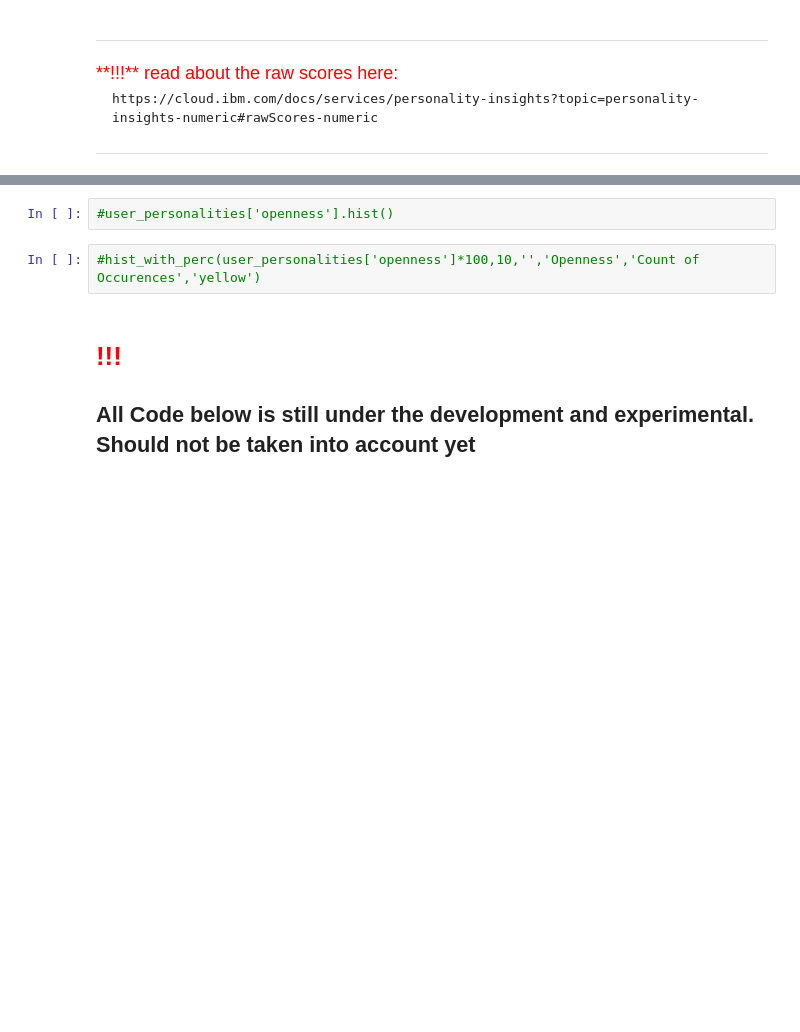
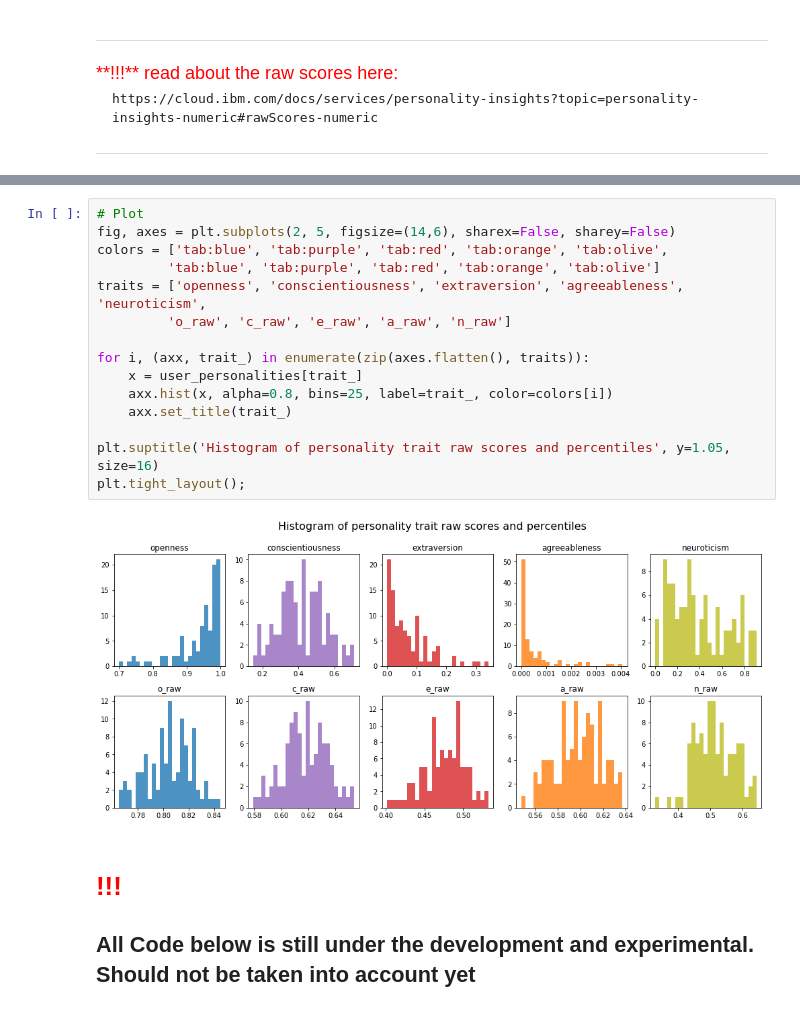
Before and after one commit to gogoladzetedo/Personalities_In_Agile, a Jupyter notebook: Analysis.ipynb, the cells around one changed output, grey strips where cells are left out. Drawn from its saved outputs; the diff is of its cells as text; blank space fills up the shorter version.

Commit message:
added personality traits histograms

```diff
--- a/Analysis.ipynb
+++ b/Analysis.ipynb
@@ -763,10 +760,23 @@ user_personalities.head()
 | 0 | david_geary | d.geary@sophiasearch.com | 0.965 | 0.807 | True | 0.555 | 0.634 | True | 0.310 | ... |
 | 0 | dturanski | dturanski@gopivotal.com | 0.963 | 0.806 | True | 0.483 | 0.626 | True | 0.097 | ... |
 | 0 | sabby | sanandan@pivotal.io | 0.823 | 0.778 | True | 0.349 | 0.610 | True | 0.096 | ... |
-# %%
-#user_personalities['openness'].hist()
-# %%
-#hist_with_perc(user_personalities['openness']*100,10,'','Openness','Count of Occurences','yellow')
+# %%
+# Plot
+fig, axes = plt.subplots(2, 5, figsize=(14,6), sharex=False, sharey=False)
+colors = ['tab:blue', 'tab:purple', 'tab:red', 'tab:orange', 'tab:olive',
+         'tab:blue', 'tab:purple', 'tab:red', 'tab:orange', 'tab:olive']
+traits = ['openness', 'conscientiousness', 'extraversion', 'agreeableness', 'neuroticism',
+         'o_raw', 'c_raw', 'e_raw', 'a_raw', 'n_raw']
+
+for i, (axx, trait_) in enumerate(zip(axes.flatten(), traits)):
+    x = user_personalities[trait_]
+    axx.hist(x, alpha=0.8, bins=25, label=trait_, color=colors[i])
+    axx.set_title(trait_)
+
+plt.suptitle('Histogram of personality trait raw scores and percentiles', y=1.05, size=16)
+plt.tight_layout();
+# %% [output]
+[figure, added]
 # %% [markdown]
 <h1> <font color='red'> !!!</font> </h1>
 <h2> All Code below is still under the development and experimental. Should not be taken into account yet <h2>
```
Also changed, not shown: parts of 8 cells of this notebook.
